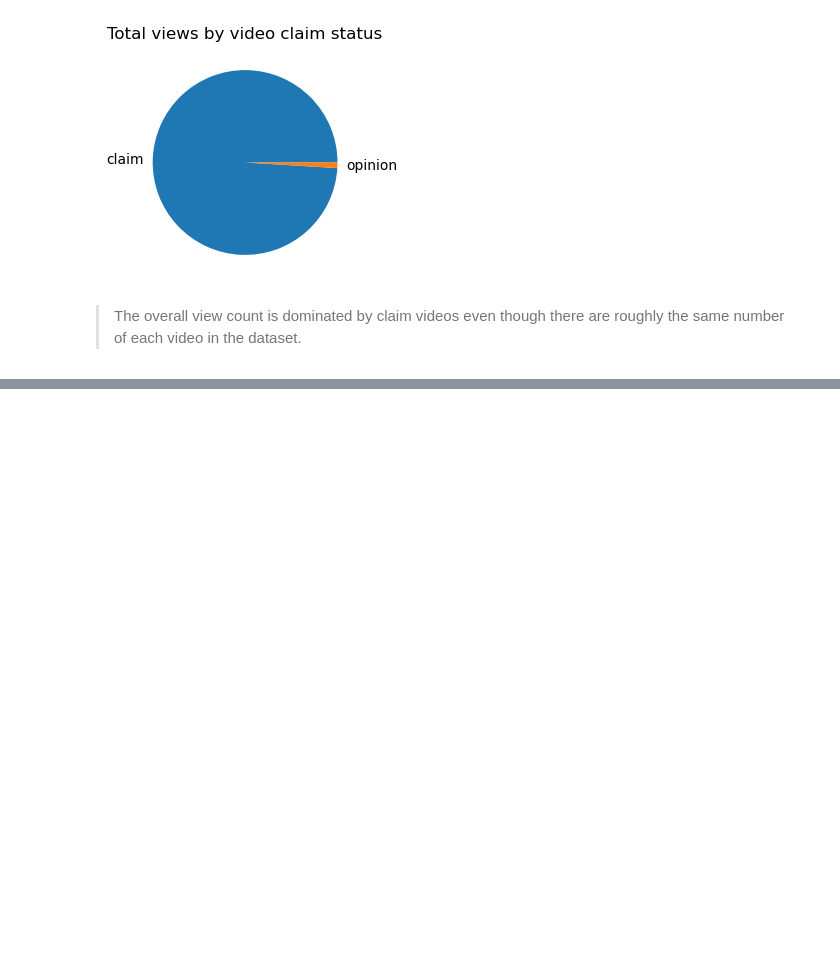
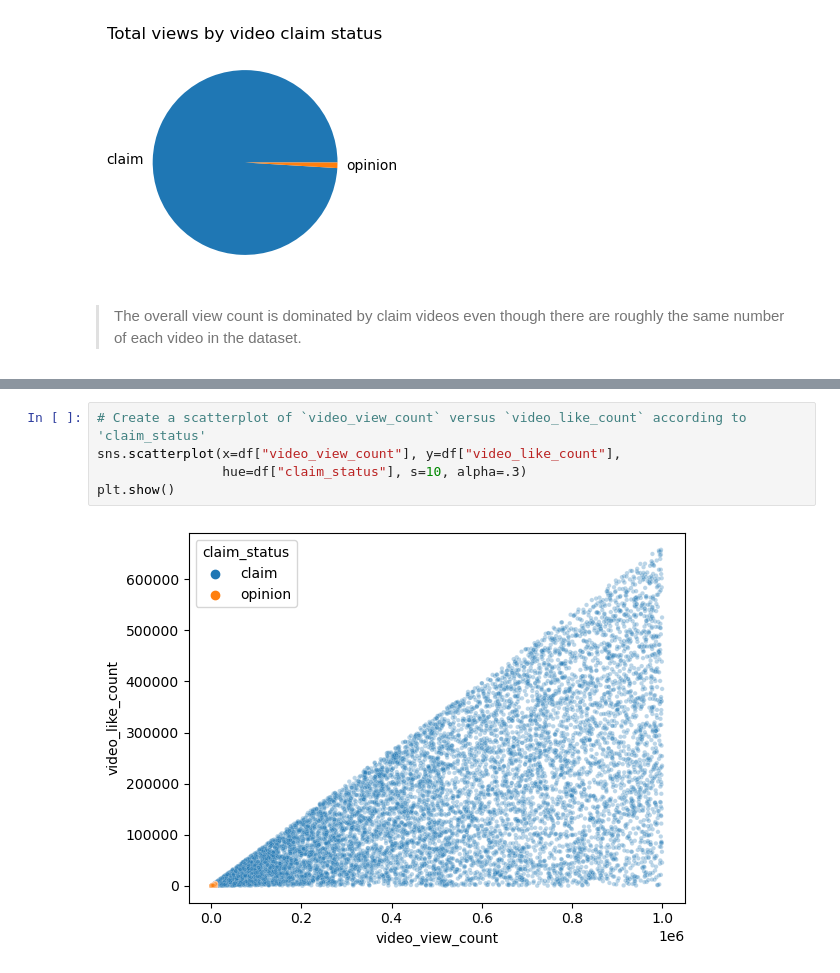
Before and after one commit to alishanstyles/Projects, a Jupyter notebook: Documents/coding-temple/Tik Tok Data Analysis/Untitled.ipynb, the cells around one changed output, grey strips where cells are left out. Saved outputs shown, nothing was run; the diff lists cells and outputs as text; blank space fills up the shorter version.

Commit message:
scatterplots

```diff
--- a/Documents/coding-temple/Tik Tok Data Analysis/Untitled.ipynb
+++ b/Documents/coding-temple/Tik Tok Data Analysis/Untitled.ipynb
@@ -292,0 +319,7 @@ plt.title('Total views by video claim status');
+# %%
+# Create a scatterplot of `video_view_count` versus `video_like_count` according to 'claim_status'
+sns.scatterplot(x=df["video_view_count"], y=df["video_like_count"],
+                hue=df["claim_status"], s=10, alpha=.3)
+plt.show()
+# %% [output]
+[figure, added]
```
Also changed, not shown: parts of 3 cells of this notebook.
